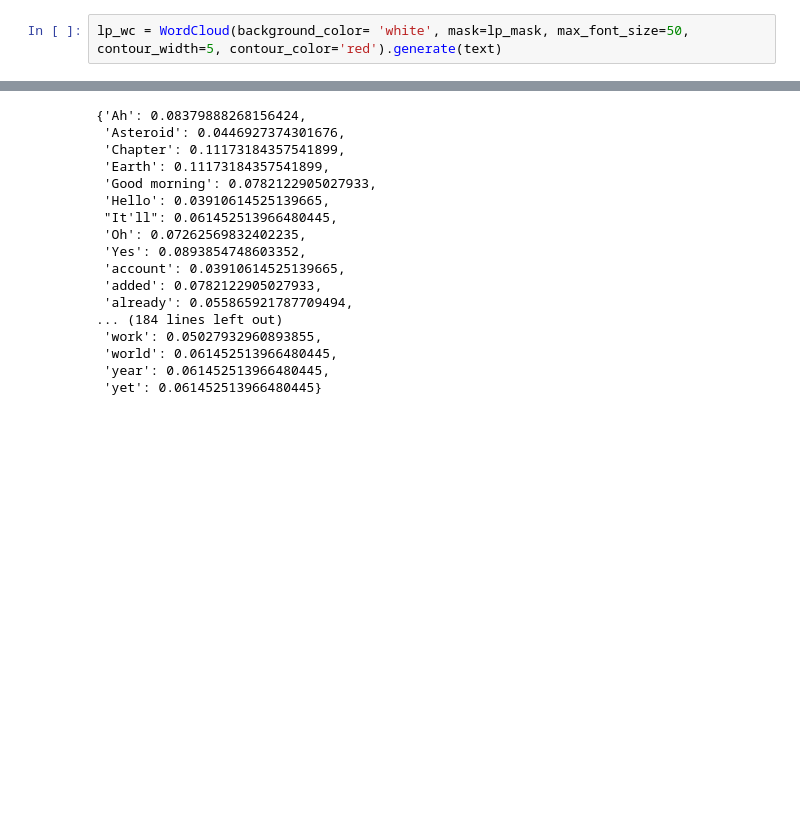
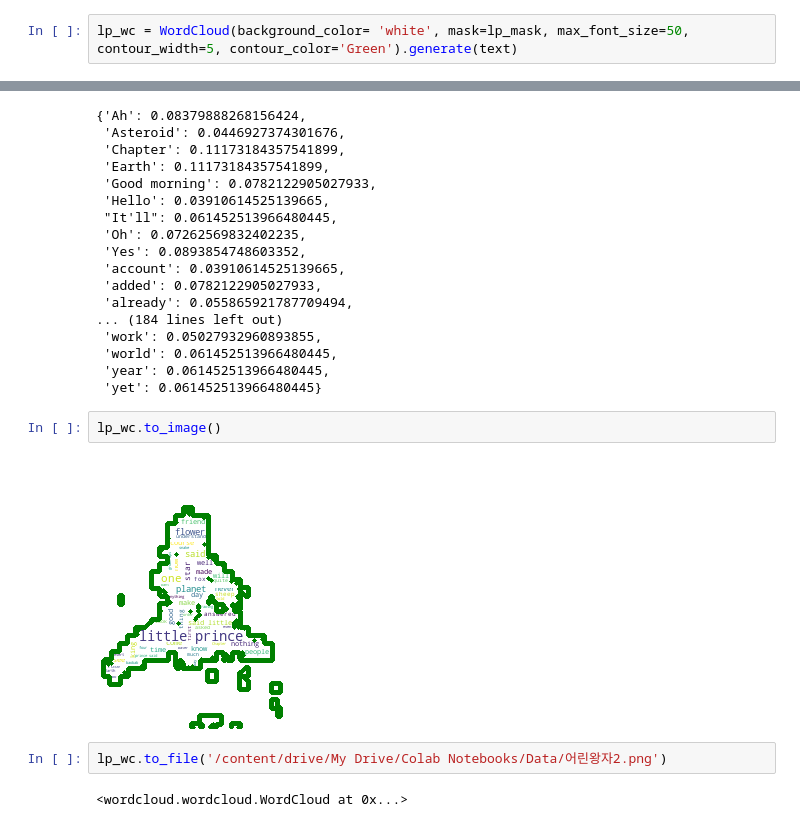
Before and after one commit to Asirante/Python_2020_Basic, a Jupyter notebook: 10일차.ipynb, the cells around one changed output, grey strips where cells are left out. Saved outputs shown, nothing was run; the diff lists cells and outputs as text; blank space fills up the shorter version.

Commit message:
Colaboratory를 통해 생성됨

```diff
--- a/10일차.ipynb
+++ b/10일차.ipynb
@@ -229,7 +229,7 @@ array([[[255, 255, 255],
         [255, 255, 255],
         [255, 255, 255]]], dtype=uint8)
 # %%
-lp_wc = WordCloud(background_color= 'white', mask=lp_mask, max_font_size=50, contour_width=5, contour_color='red').generate(text)
+lp_wc = WordCloud(background_color= 'white', mask=lp_mask, max_font_size=50, contour_width=5, contour_color='Green').generate(text)
 # %%
 lp_wc.words_
 # %% [output]
@@ -250,3 +250,11 @@ lp_wc.words_
  'world': 0.061452513966480445,
  'year': 0.061452513966480445,
  'yet': 0.061452513966480445}
+# %%
+lp_wc.to_image()
+# %% [output]
+[figure, added]
+# %%
+lp_wc.to_file('/content/drive/My Drive/Colab Notebooks/Data/어린왕자2.png')
+# %% [output]
+<wordcloud.wordcloud.WordCloud at 0x...>
```
